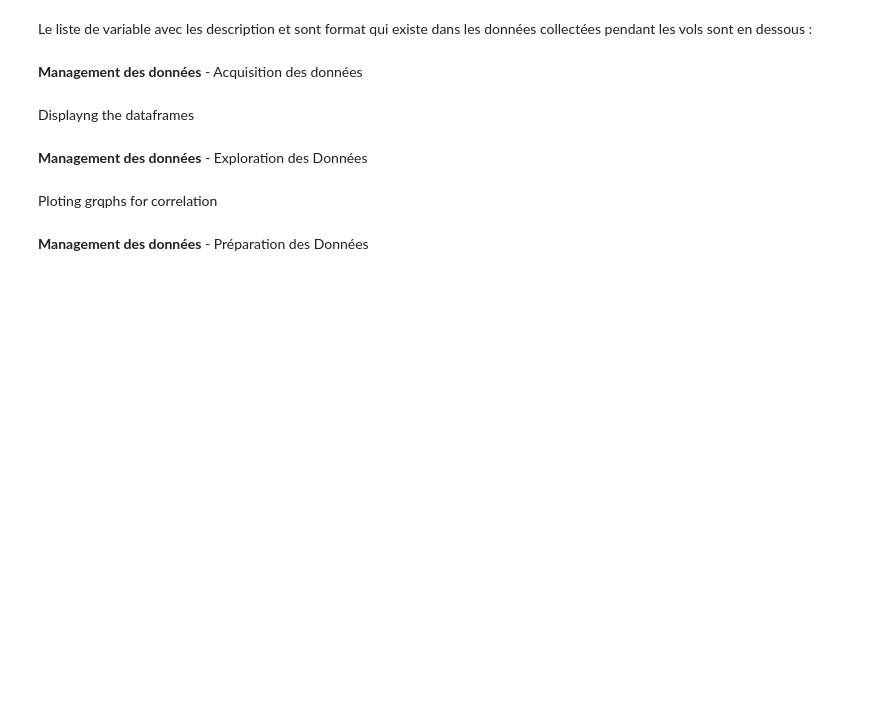
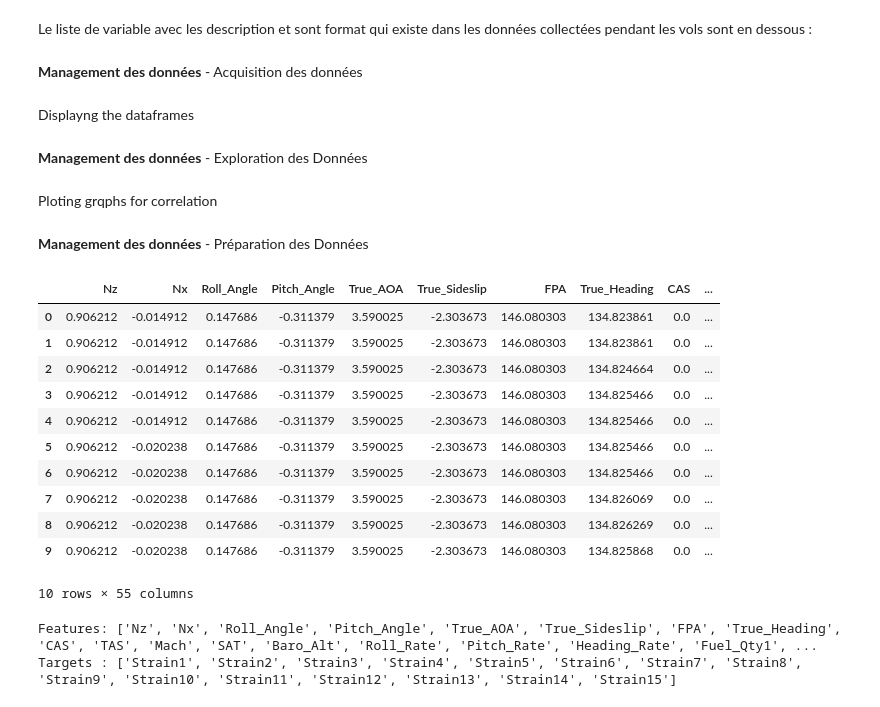
Before and after one commit to BrunoRichard98/Mini_Challenge_Capteur_Virtuel_AirLoadBench, a Jupyter notebook: Mini_Challenge_Bruno_Samuel.ipynb, the cells around one changed output. Cells and saved outputs as stored; diff of their text form; code cells hidden in the pictures; blank space fills up the shorter version.

```diff
--- a/Mini_Challenge_Bruno_Samuel.ipynb
+++ b/Mini_Challenge_Bruno_Samuel.ipynb
@@ -313,16 +229,34 @@ plt.show()
 
 # df.to_csv('df.csv', index=False)
 # %%
-# df = pd.read_csv('df.csv')
+df = pd.read_csv('df.csv')
 # %%
-# df = df.drop(columns='Relative_Time')
+df = df.drop(columns='Relative_Time')
+# %%
+df.head(10)
+# %% [output]
+|  | Nz | Nx | Roll_Angle | Pitch_Angle | True_AOA | True_Sideslip | FPA | True_Heading | CAS | ... |
+| 0 | 0.906212 | -0.014912 | 0.147686 | -0.311379 | 3.590025 | -2.303673 | 146.080303 | 134.823861 | 0.0 | ... |
+| 1 | 0.906212 | -0.014912 | 0.147686 | -0.311379 | 3.590025 | -2.303673 | 146.080303 | 134.823861 | 0.0 | ... |
+| 2 | 0.906212 | -0.014912 | 0.147686 | -0.311379 | 3.590025 | -2.303673 | 146.080303 | 134.824664 | 0.0 | ... |
+| 3 | 0.906212 | -0.014912 | 0.147686 | -0.311379 | 3.590025 | -2.303673 | 146.080303 | 134.825466 | 0.0 | ... |
+| 4 | 0.906212 | -0.014912 | 0.147686 | -0.311379 | 3.590025 | -2.303673 | 146.080303 | 134.825466 | 0.0 | ... |
+| 5 | 0.906212 | -0.020238 | 0.147686 | -0.311379 | 3.590025 | -2.303673 | 146.080303 | 134.825466 | 0.0 | ... |
+| 6 | 0.906212 | -0.020238 | 0.147686 | -0.311379 | 3.590025 | -2.303673 | 146.080303 | 134.825466 | 0.0 | ... |
+| 7 | 0.906212 | -0.020238 | 0.147686 | -0.311379 | 3.590025 | -2.303673 | 146.080303 | 134.826069 | 0.0 | ... |
+| 8 | 0.906212 | -0.020238 | 0.147686 | -0.311379 | 3.590025 | -2.303673 | 146.080303 | 134.826269 | 0.0 | ... |
+| 9 | 0.906212 | -0.020238 | 0.147686 | -0.311379 | 3.590025 | -2.303673 | 146.080303 | 134.825868 | 0.0 | ... |
+10 rows × 55 columns
 # %%
-# # Targets = deformações (saídas do modelo)
-# target_cols = [f"Strain{i}" for i in range(1, 16)]
+# Targets = deformações (saídas do modelo)
+target_cols = [f"Strain{i}" for i in range(1, 16)]
 
-# # Features = todas as colunas menos Strains e Flight_ID
-# feature_cols = [c for c in df.columns if c not in target_cols + ["Tol_ID"]]
+# Features = todas as colunas menos Strains e Flight_ID
+feature_cols = [c for c in df.columns if c not in target_cols + ["Tol_ID"]]
 
-# print("Features:", feature_cols)
-# print("Targets :", target_cols)
+print("Features:", feature_cols)
+print("Targets :", target_cols)
+# %% [output]
+Features: ['Nz', 'Nx', 'Roll_Angle', 'Pitch_Angle', 'True_AOA', 'True_Sideslip', 'FPA', 'True_Heading', 'CAS', 'TAS', 'Mach', 'SAT', 'Baro_Alt', 'Roll_Rate', 'Pitch_Rate', 'Heading_Rate', 'Fuel_Qty1', ...
+Targets : ['Strain1', 'Strain2', 'Strain3', 'Strain4', 'Strain5', 'Strain6', 'Strain7', 'Strain8', 'Strain9', 'Strain10', 'Strain11', 'Strain12', 'Strain13', 'Strain14', 'Strain15']
 # %%
```
Also changed, not shown: parts of 61 cells of this notebook.
